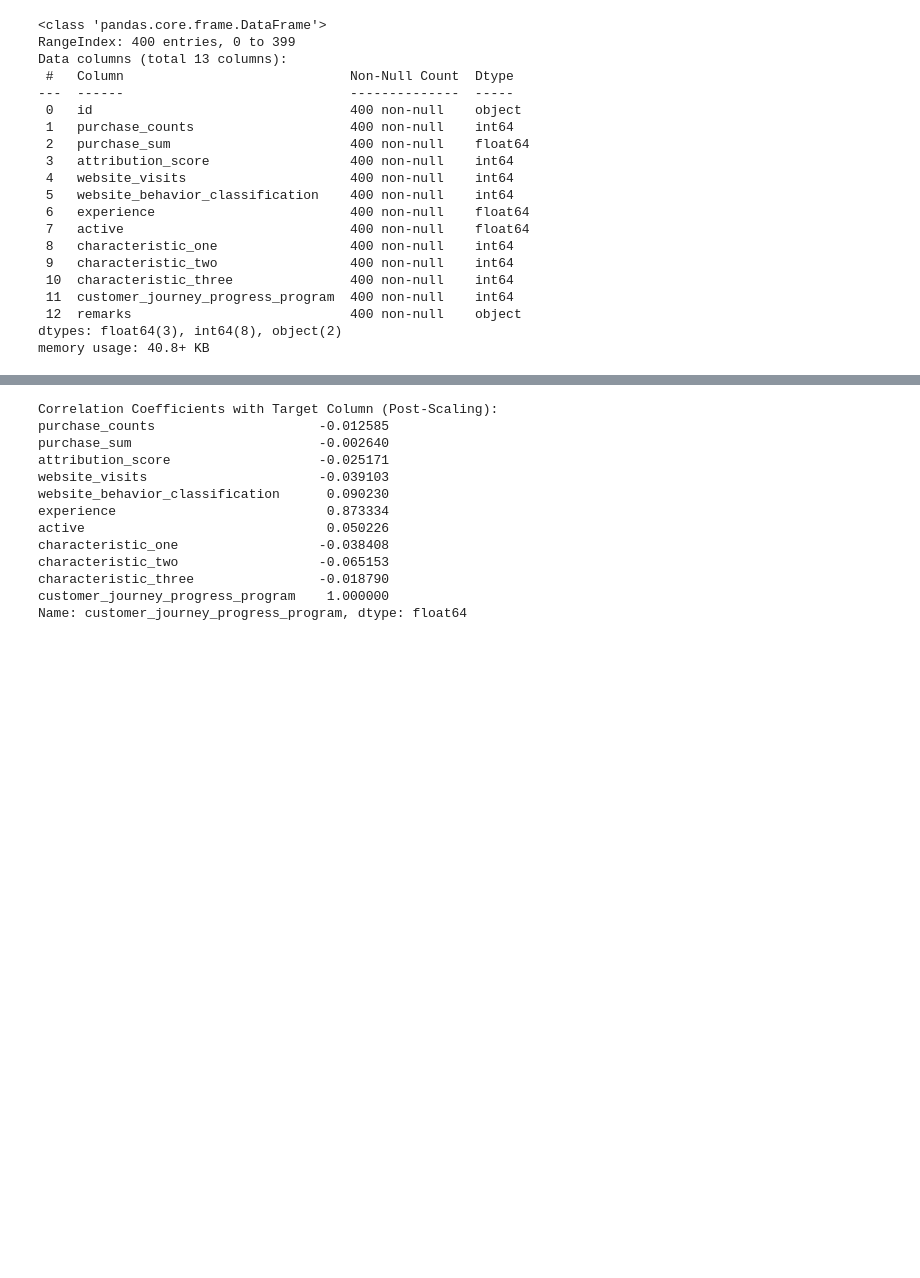
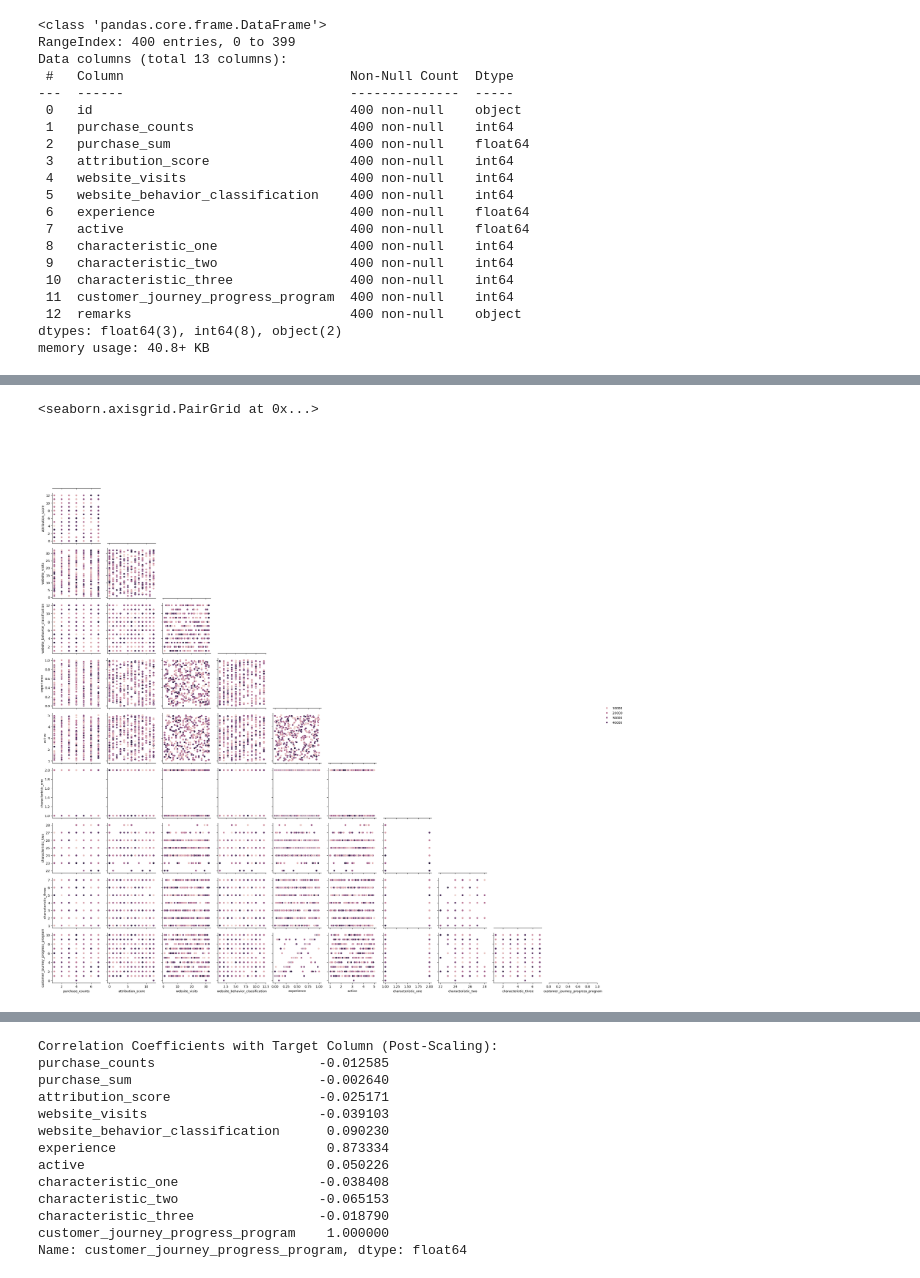
Before and after one commit to jacobcarson/Case-Study-1-Customer-Insights, a Jupyter notebook: CustomerInsights/prototype.ipynb, the cells around one changed output, grey strips where cells are left out. Saved outputs shown, nothing was run; the diff lists cells and outputs as text; code cells hidden in the pictures; blank space fills up the shorter version.

```diff
--- a/CustomerInsights/prototype.ipynb
+++ b/CustomerInsights/prototype.ipynb
@@ -40 +43,10 @@ g.add_legend(title="", adjust_subtitles=True)
+# %%
+#pairplot hue = purchase sum
+g = sns.PairGrid(data, diag_sharey=False, hue="purchase_sum", corner=True)
+g.map_diag(sns.kdeplot)
+g.map_offdiag(sns.scatterplot)
+g.add_legend(title="", adjust_subtitles=True)
+# %% [output]
+<seaborn.axisgrid.PairGrid at 0x...>
+[figure, added]
 # %%
```
Also changed, not shown: parts of 9 cells of this notebook, 2 other files.
